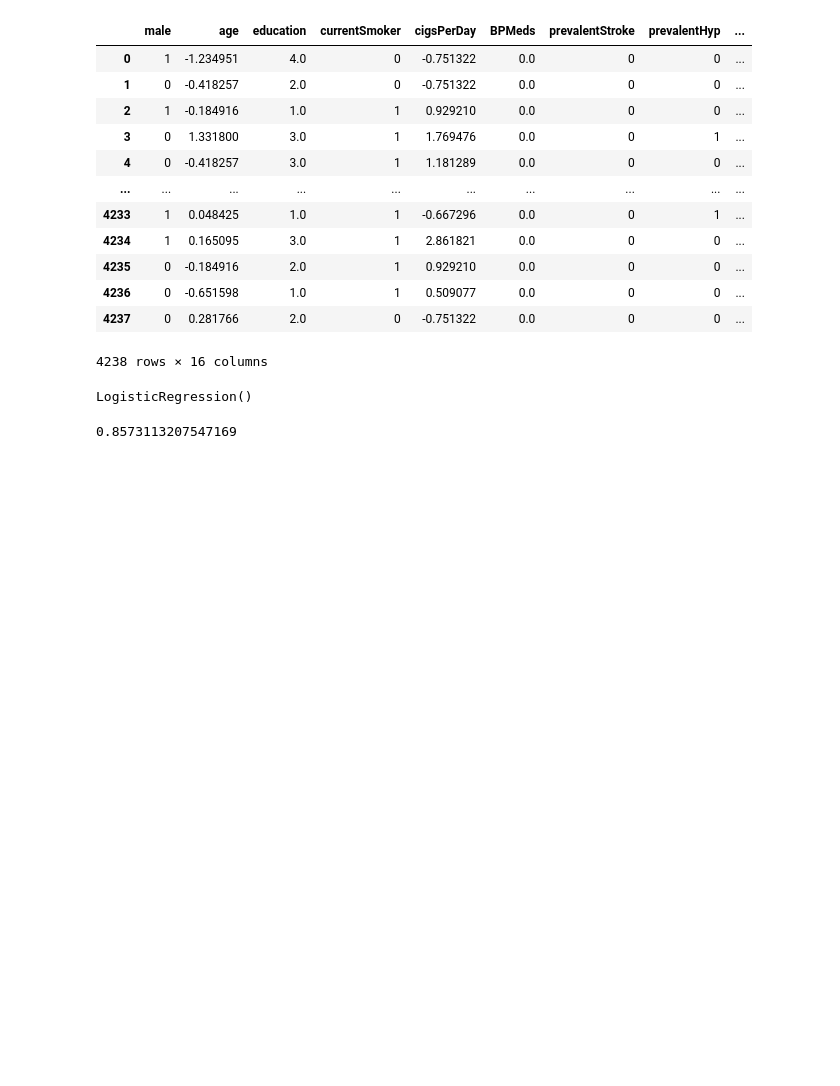
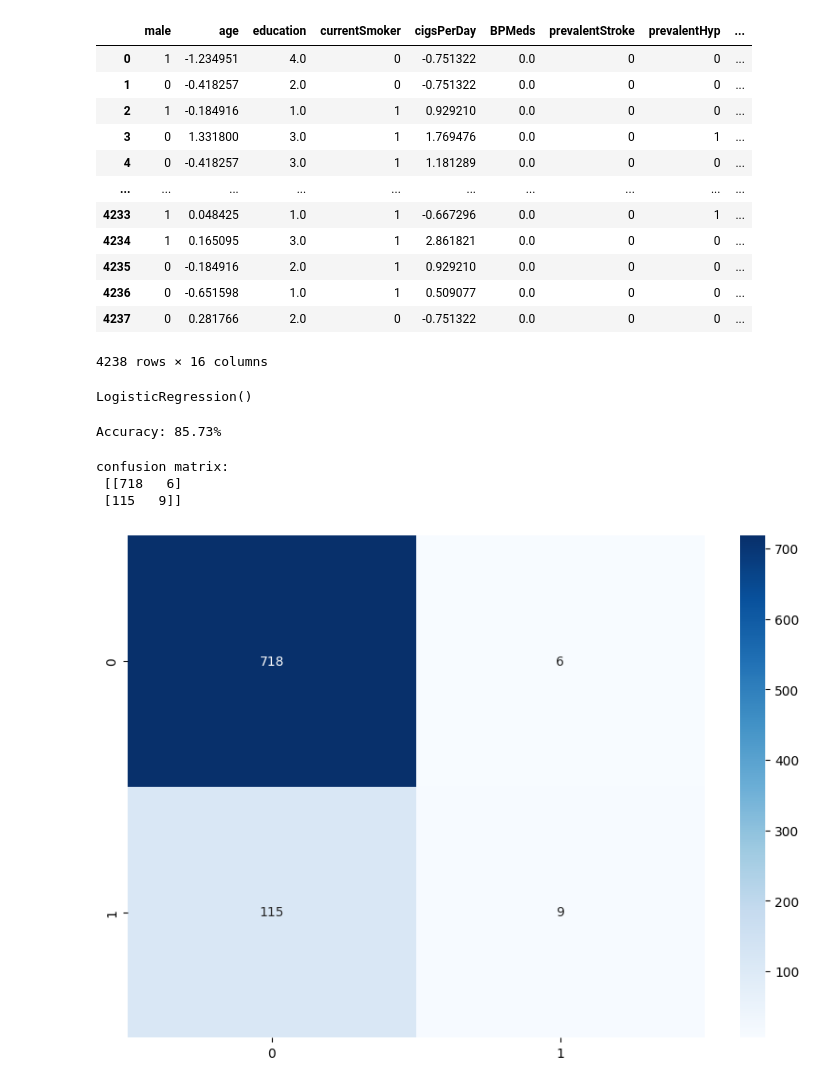
Before and after one commit to medAmineBouali/Logistique-Regression-, a Jupyter notebook: regression modeling.ipynb, the cells around one changed output. Drawn from its saved outputs; the diff is of its cells as text; code cells hidden in the pictures; blank space fills up the shorter version.

Commit message:
adding confusion matrix heatmap

```diff
--- a/regression modeling.ipynb
+++ b/regression modeling.ipynb
@@ -206,6 +207,21 @@ LogisticRegression()
 y_pred = log_reg.predict(X_test)
 # %%
 accuracy = accuracy_score(y_test,y_pred)
-accuracy
+print("Accuracy: {:.2f}%".format(accuracy*100))
 # %% [output]
-0.8573113207547169
+Accuracy: 85.73%
+# %%
+conf_matrix = confusion_matrix(y_test,y_pred)
+print("confusion matrix:\n", conf_matrix)
+# %% [output]
+confusion matrix:
+ [[718   6]
+ [115   9]]
+# %%
+cm = confusion_matrix(y_test,y_pred)
+
+plt.figure(figsize=(10,7))
+sns.heatmap(cm, annot=True, fmt="g", cmap='Blues')
+plt.show()
+# %% [output]
+[figure, added]
```
Also changed, not shown: parts of 1 cell of this notebook.
